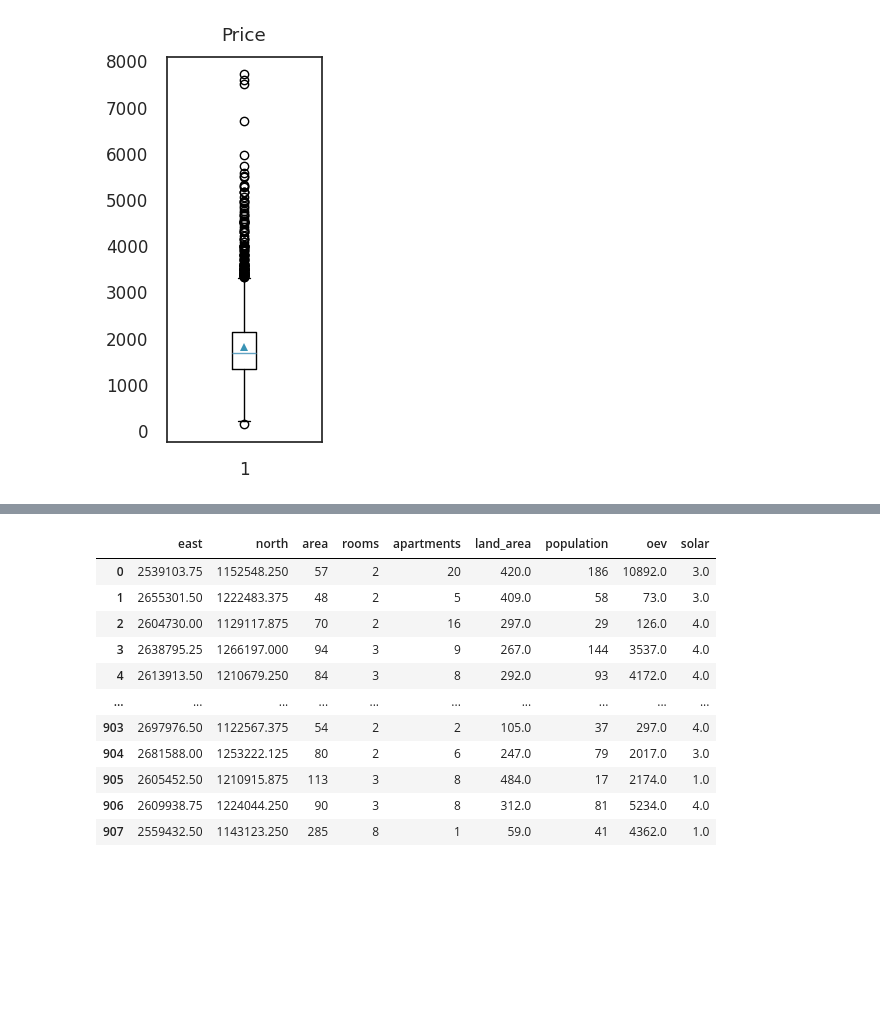
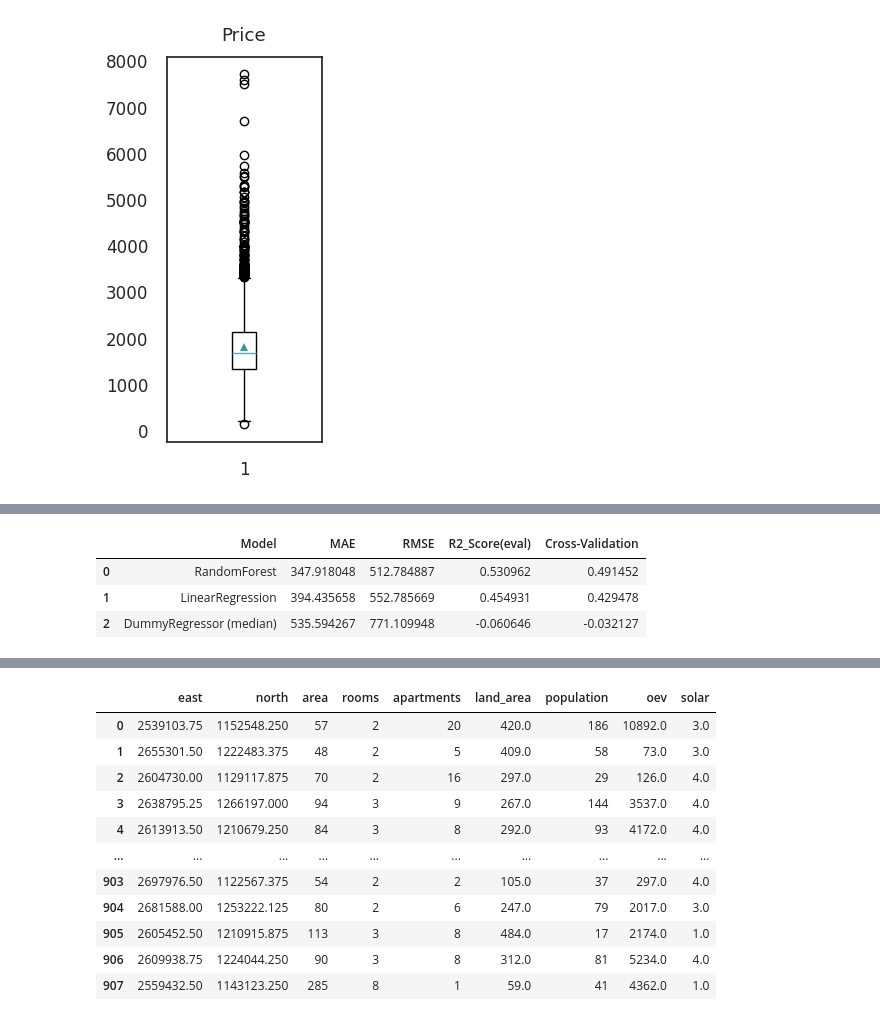
Before and after one commit to wadafacc/dspro1, a Jupyter notebook: src/notebooks/model_v2.ipynb, the cells around one changed output, grey strips where cells are left out. Drawn from its saved outputs; the diff is of its cells as text; code cells hidden in the pictures; blank space fills up the shorter version.

```diff
--- a/src/notebooks/model_v2.ipynb
+++ b/src/notebooks/model_v2.ipynb
@@ -886,0 +974,96 @@ plt.show()
+# %%
+# === Baseline & Benchmarking ===
+# Verwendet die bereits vorhandenen Splits X_train, X_eval, y_train, y_eval.
+# Es wird KEIN neuer Train-Test-Split erzeugt und KEINE Skalierung wiederholt.
+
+import numpy as np
+import pandas as pd
+
+from sklearn.dummy import DummyRegressor
+from sklearn.linear_model import LinearRegression
+from sklearn.ensemble import RandomForestRegressor
+from sklearn.metrics import (
+    mean_absolute_error,
+    mean_squared_error,
+    median_absolute_error,
+    r2_score,
+)
+from sklearn.model_selection import cross_val_score
+
+
+def evaluate_benchmark(model, name, X_tr, y_tr, X_ev, y_ev, cv=5):
+    """Trainiert ein Modell und berechnet MAE, RMSE, R2 (eval) sowie 5-fold CV-R2."""
+    model.fit(X_tr, y_tr)
+    y_pred_ev = model.predict(X_ev)
+
+    mae   = mean_absolute_error(y_ev, y_pred_ev)
+    rmse  = np.sqrt(mean_squared_error(y_ev, y_pred_ev))
+    r2    = r2_score(y_ev, y_pred_ev)
+    cv_r2 = cross_val_score(model, X_tr, y_tr, cv=cv, scoring='r2').mean()
+    # MedAE wird hier als sqrt(median_absolute_error) berechnet,
+    # damit die Werte mit der bestehenden predict-Tabelle (XGB/LGBM) vergleichbar bleiben.
+    medae = np.sqrt(median_absolute_error(y_ev, y_pred_ev))
+
+    return {
+        'Model': name,
+        'MAE': mae,
+        'RMSE': rmse,
+        'R2_Score(eval)': r2,
+        'Cross-Validation': cv_r2,
+        'MedAE': medae,
+    }
+
+
+# 1) Naive Baseline – sagt immer den Median der Trainings-Miete vorher
+dummy_model = DummyRegressor(strategy='median')
+
+# 2) Linear Regression – einfacher linearer Benchmark
+#    Features sind bereits skaliert -> keine zusätzliche Skalierung
+linreg_model = LinearRegression()
+
+# 3) Random Forest Regressor – nicht-linearer Benchmark
+rf_bench_model = RandomForestRegressor(
+    n_estimators=300,
+    random_state=2019,
+    n_jobs=-1,
+    min_samples_leaf=2,
+)
+
+benchmark_models = [
+    (dummy_model,    'DummyRegressor (median)'),
+    (linreg_model,   'LinearRegression'),
+    (rf_bench_model, 'RandomForest'),
+]
+
+benchmark_raw = [
+    evaluate_benchmark(m, n, X_train, y_train, X_eval, y_eval)
+    for m, n in benchmark_models
+]
+
+# Übersichtstabelle (sortiert nach R2 absteigend)
+benchmark_results = (
+    pd.DataFrame(benchmark_raw)[
+        ['Model', 'MAE', 'RMSE', 'R2_Score(eval)', 'Cross-Validation']
+    ]
+    .sort_values(by='R2_Score(eval)', ascending=False)
+    .reset_index(drop=True)
+)
+
+# Optionale Vergleichstabelle, kompatibel zur späteren `predict`-Tabelle
+# der XGBoost-/LightGBM-Modelle (gleiche Spaltenstruktur:
+# Model, MedAE, R2_Score(eval), Cross-Validation),
+# damit sie sich später per pd.concat([predict, benchmark_predict])
+# zusammenführen lassen.
+benchmark_predict = (
+    pd.DataFrame(benchmark_raw)[
+        ['Model', 'MedAE', 'R2_Score(eval)', 'Cross-Validation']
+    ]
+    .reset_index(drop=True)
+)
+
+print('Benchmark-Resultate (sortiert nach R2 auf X_eval):')
+display(benchmark_results)
+
+print('\nVergleichstabelle benchmark_predict (kompatibel zu `predict`):')
+display(benchmark_predict)
+# %% [output]
@@ -886,0 +1071,4 @@ plt.show()
+|  | Model | MAE | RMSE | R2_Score(eval) | Cross-Validation |
+| 0 | RandomForest | 347.918048 | 512.784887 | 0.530962 | 0.491452 |
+| 1 | LinearRegression | 394.435658 | 552.785669 | 0.454931 | 0.429478 |
+| 2 | DummyRegressor (median) | 535.594267 | 771.109948 | -0.060646 | -0.032127 |
```
Also changed, not shown: parts of 62 cells of this notebook, 7 other files.
